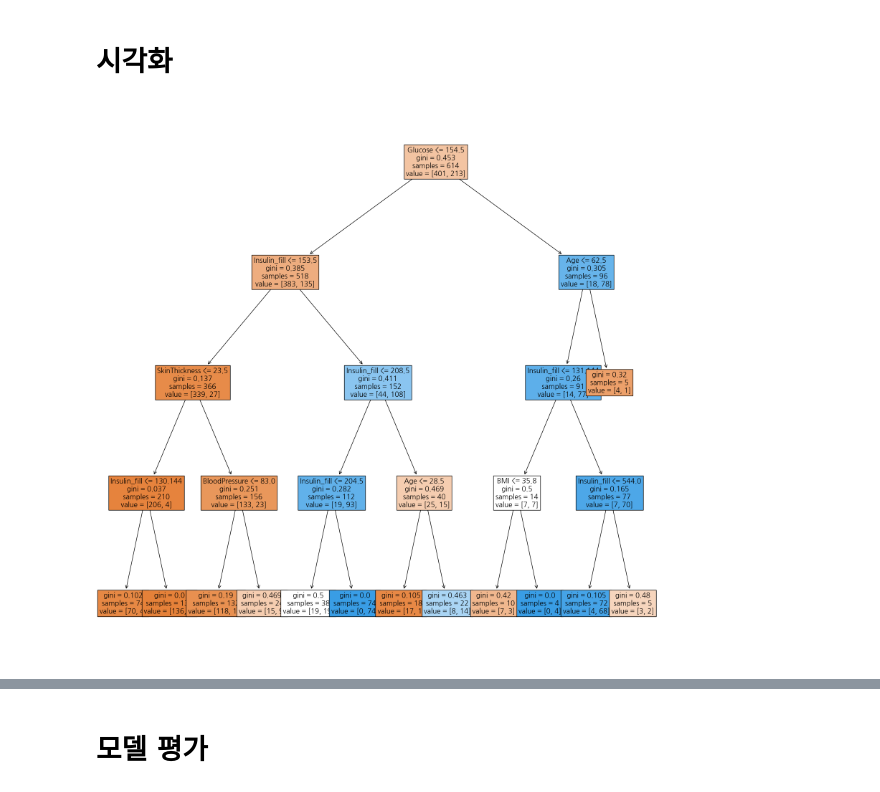
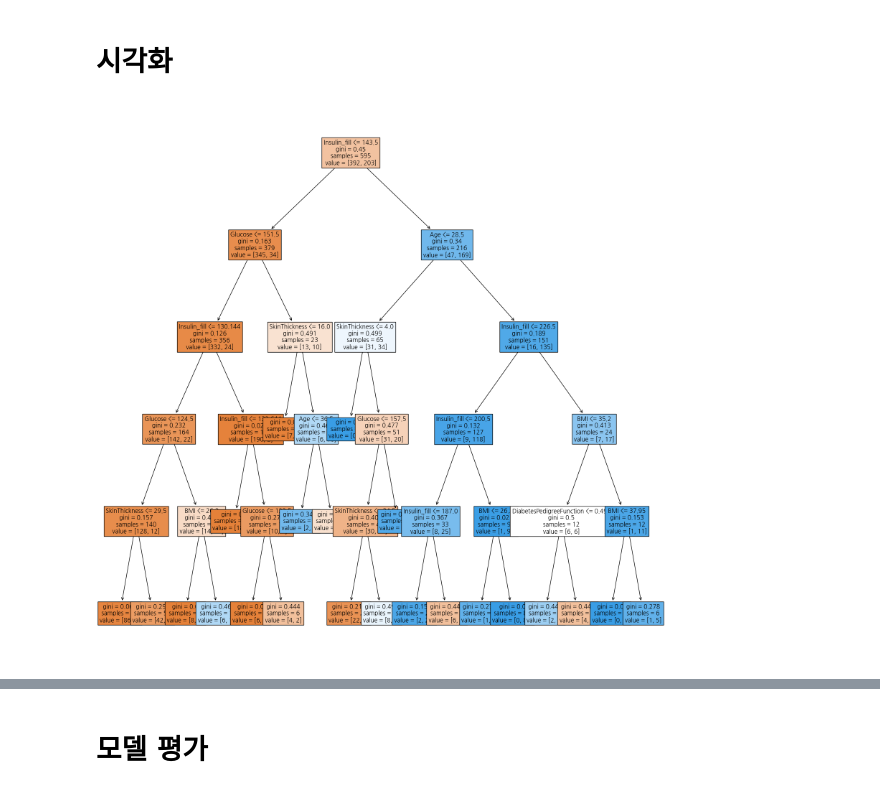
Before and after one commit to wumusill/AI_School, a Jupyter notebook: ML/Decision_Tree/feature_engineering.ipynb, the cells around one changed output, grey strips where cells are left out. Cells and saved outputs as stored; diff of their text form; code cells hidden in the pictures.

```diff
--- a/ML/Decision_Tree/feature_engineering.ipynb
+++ b/ML/Decision_Tree/feature_engineering.ipynb
@@ -148,0 +209,4 @@ df.head()
+# %%
+IQR = desc["75%"] - desc["25%"]
+max_out = desc["75%"] + (IQR * 1.5)
+max_out
@@ -148,0 +215,3 @@ df.head()
+# %%
+df = df[df["Insulin_fill"] < max_out]
+df.shape
@@ -157,5 +228,6 @@ feature_names.remove("Outcome")
 # Insulin_fill 이외 다른 Insulin 컬럼 제거
 feature_names.remove("Insulin")
 feature_names.remove("Insulin_nan")
+feature_names.remove('Pregnancies')
 feature_names
 # %% [output]
@@ -218,0 +295,7 @@ model = DecisionTreeClassifier(random_state=42, max_depth=4, max_features=7, min
+# %%
+# n_jobs = 사용할 cpu 코어의 수
+# -1 : 모든 코어를 사용, 사용 중인 코어를 모를 경우를 대비하기 위해 코어의 수를 -1로 지정
+from sklearn.ensemble import RandomForestClassifier
+
+model = RandomForestClassifier(n_estimators=3000, n_jobs=-1, random_state=42, max_depth=4, min_samples_leaf=16)
+model
@@ -237,8 +323,8 @@ array([0, 0, 0, 0, 1, 1, 0, 0, 1, 0, 0, 0, 0, 0, 0, 0, 1, 0, 0, 0, 0, 1,
 # %%
 from sklearn.tree import plot_tree
 
 plt.figure(figsize=(20, 20))
-plot_tree(model, max_depth=4, feature_names=feature_names, filled=True, fontsize=14)
+plot_tree(model, max_depth=6, feature_names=feature_names, filled=True, fontsize=12)
 plt.show()
 # %% [output]
-[figure, old version]
+[figure, new version]
```
Also changed, not shown: parts of 41 cells of this notebook, 3 other files.
